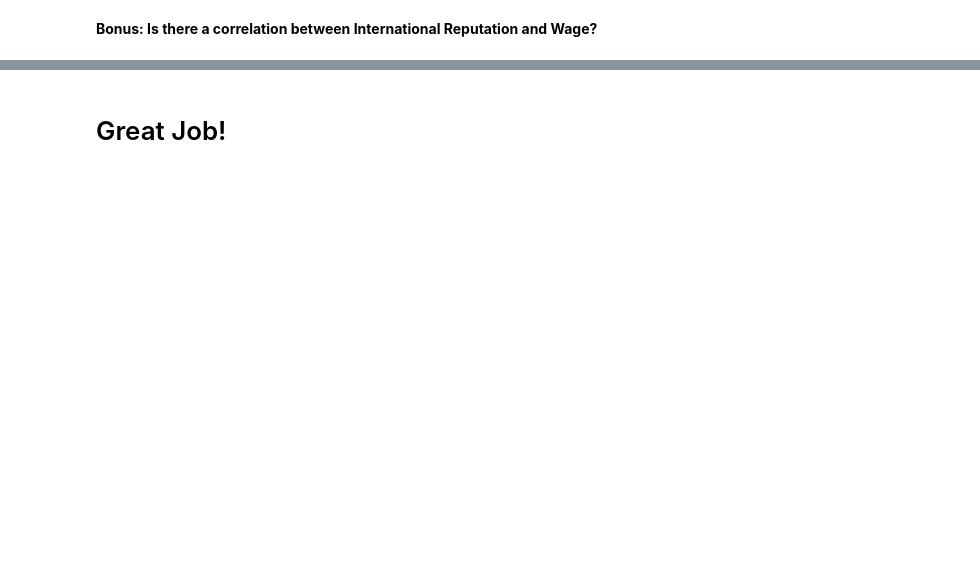
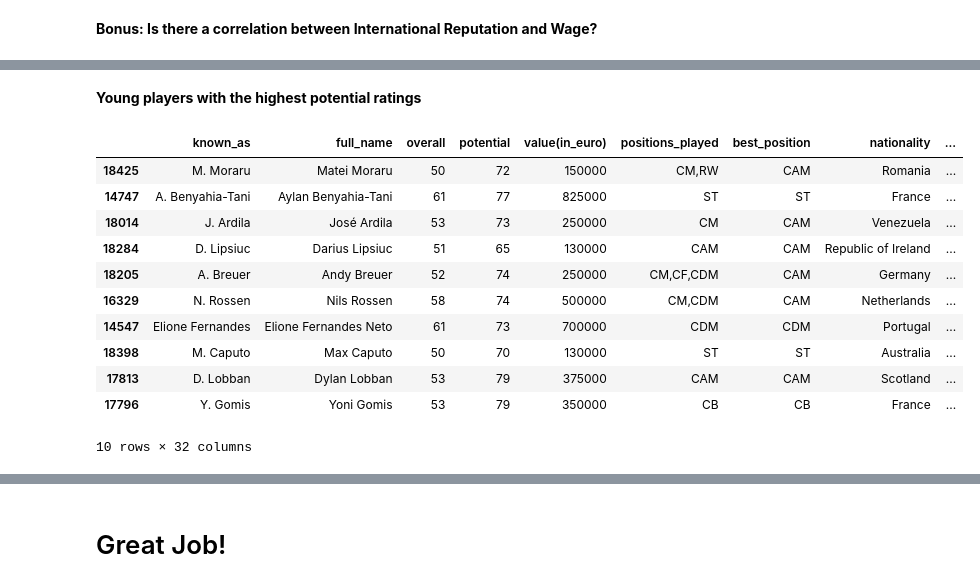
Before and after one commit to Asmaa-Zahran/EDA, a Jupyter notebook: Analyze Fifa 23 dataset from Kaggle-Project.ipynb, the cells around one changed output, grey strips where cells are left out. Drawn from its saved outputs; the diff is of its cells as text; code cells hidden in the pictures; blank space fills up the shorter version.

```diff
--- a/Analyze Fifa 23 dataset from Kaggle-Project.ipynb
+++ b/Analyze Fifa 23 dataset from Kaggle-Project.ipynb
@@ -609,0 +643,18 @@ df[['age','overall']].corr() # low corr
+# %% [markdown]
+**Young players with the highest potential ratings**
+# %%
+young_players = df.sort_values(by='age').head(10)
+young_players
+# %% [output]
+|  | known_as | full_name | overall | potential | value(in_euro) | positions_played | best_position | nationality | ... |
+| 18425 | M. Moraru | Matei Moraru | 50 | 72 | 150000 | CM,RW | CAM | Romania | ... |
+| 14747 | A. Benyahia-Tani | Aylan Benyahia-Tani | 61 | 77 | 825000 | ST | ST | France | ... |
+| 18014 | J. Ardila | José Ardila | 53 | 73 | 250000 | CM | CAM | Venezuela | ... |
+| 18284 | D. Lipsiuc | Darius Lipsiuc | 51 | 65 | 130000 | CAM | CAM | Republic of Ireland | ... |
+| 18205 | A. Breuer | Andy Breuer | 52 | 74 | 250000 | CM,CF,CDM | CAM | Germany | ... |
+| 16329 | N. Rossen | Nils Rossen | 58 | 74 | 500000 | CM,CDM | CAM | Netherlands | ... |
+| 14547 | Elione Fernandes | Elione Fernandes Neto | 61 | 73 | 700000 | CDM | CDM | Portugal | ... |
+| 18398 | M. Caputo | Max Caputo | 50 | 70 | 130000 | ST | ST | Australia | ... |
+| 17813 | D. Lobban | Dylan Lobban | 53 | 79 | 375000 | CAM | CAM | Scotland | ... |
+| 17796 | Y. Gomis | Yoni Gomis | 53 | 79 | 350000 | CB | CB | France | ... |
+10 rows × 32 columns
```
Also changed, not shown: parts of 24 cells of this notebook.
